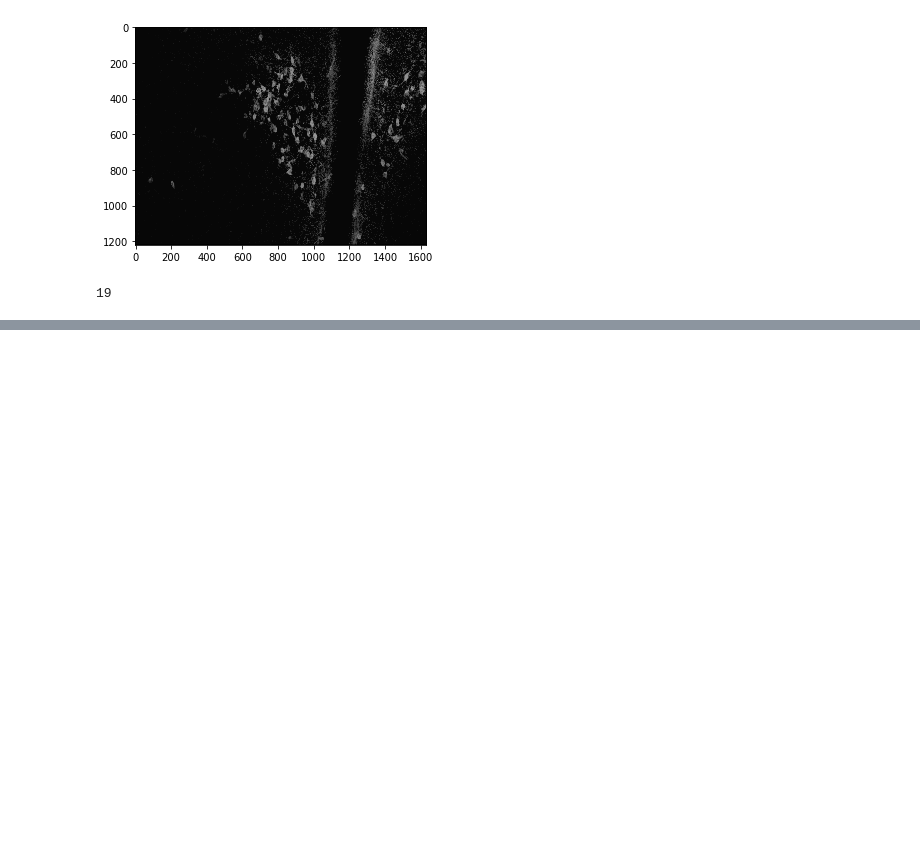
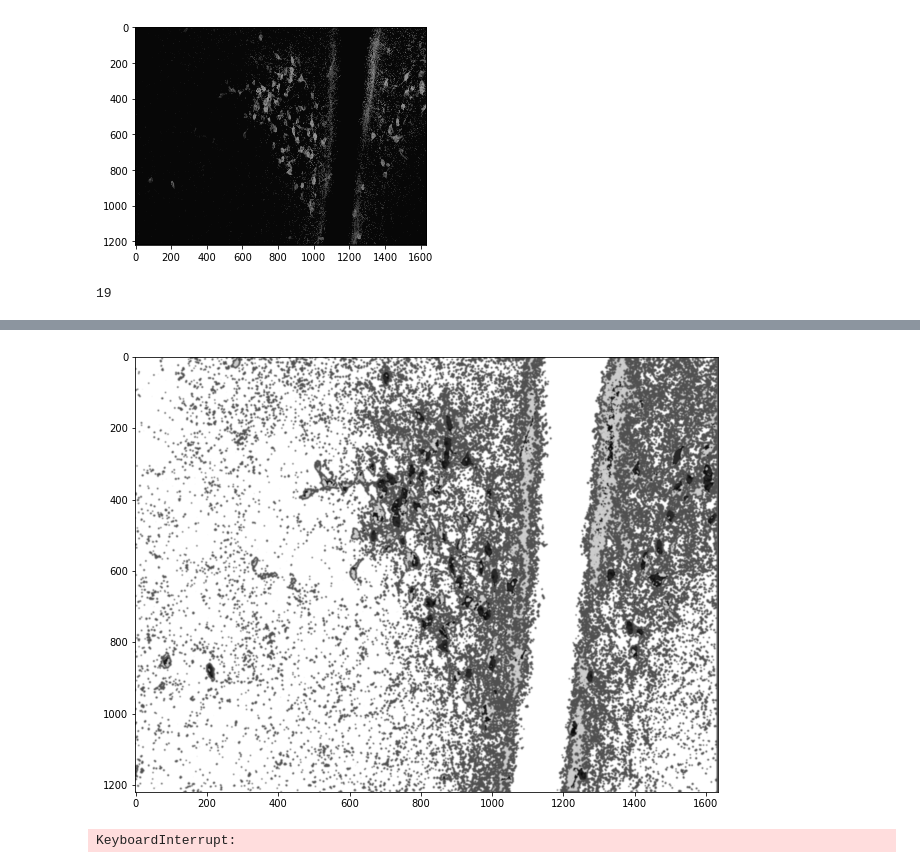
Before and after one commit to alexiawilliams/pythonfinalproject, a Jupyter notebook: CellectorUpdate.ipynb, the cells around one changed output, grey strips where cells are left out. Cells and saved outputs as stored; diff of their text form; code cells hidden in the pictures; blank space fills up the shorter version.

```diff
--- a/CellectorUpdate.ipynb
+++ b/CellectorUpdate.ipynb
@@ -187,0 +367,5 @@ pvncounts.adapt_equalization()
+# %%
+pvncounts.blob_compare()
+# %% [output]
+[figure, added]
+KeyboardInterrupt:
```
Also changed, not shown: parts of 4 cells of this notebook.
